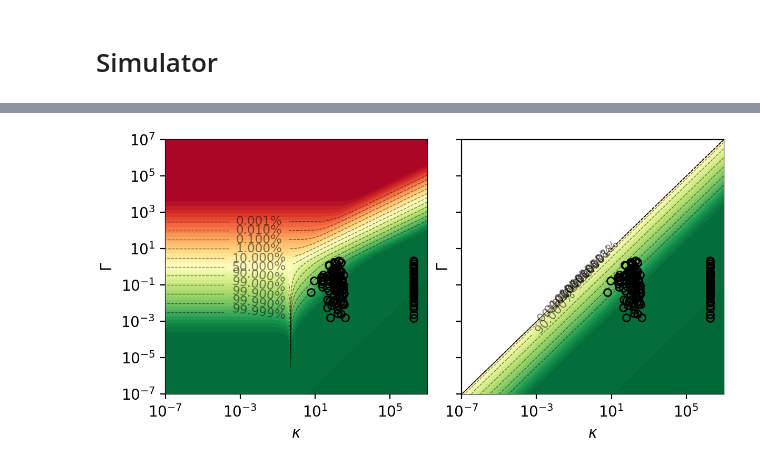
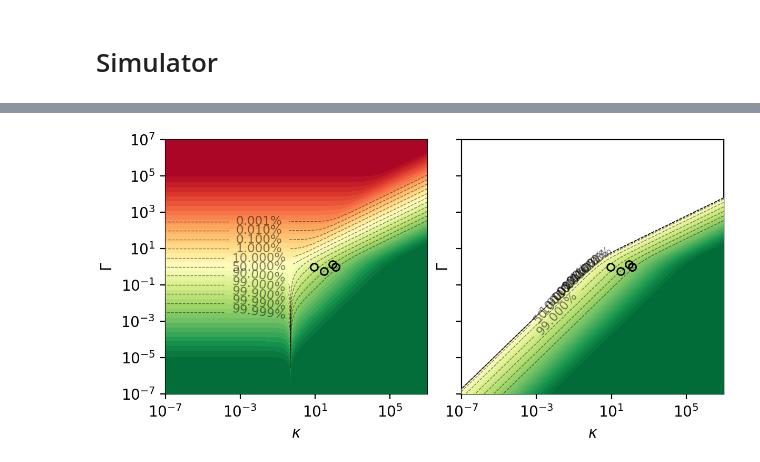
Before and after one commit to tomhepz/MolecularEnergyLevels, a Jupyter notebook: notebooks/simulator.ipynb, the cells around one changed output, grey strips where cells are left out. Saved outputs shown, nothing was run; the diff lists cells and outputs as text; code cells hidden in the pictures.

```diff
--- a/notebooks/simulator.ipynb
+++ b/notebooks/simulator.ipynb
@@ -217,7 +219,9 @@ def field_to_bi(gauss):
 # Simulator
 # %%
 # Driven couplings between states
-chosen_states_coupling_labels = np.array([(0,-10,0),(1,-8,5),(2,-8,9),(1,-10,0)])
+chosen_states_coupling_labels = np.array([(0,8,1),(1,10,2),(2,10,3),(1,8,3)])
+# chosen_states_coupling_labels = np.array([(0,-6,0),(1,-6,0),(0,-8,0),(1,-8,0)])
+# chosen_states_coupling_labels = np.array([(0,-6,0),(1,-6,0),(0,-8,0),(1,-4,5)])
 chosen_coupling_labels = [
     (chosen_states_coupling_labels[0],chosen_states_coupling_labels[1]),
     (chosen_states_coupling_labels[1],chosen_states_coupling_labels[2]),
@@ -226,17 +230,17 @@ chosen_coupling_labels = [
 ]
 
 # With what desired rabi period
-global_pulse_time = 6.389 * 10**(4/2) * 1e-6 #s
-chosen_pulse_time = [global_pulse_time]*4
+global_pulse_time = 979.891 * 1e-6 #s
+chosen_pulse_time = [global_pulse_time]*2
 
 # At what magnetic field
-chosen_bi = field_to_bi(58)
+chosen_bi = field_to_bi(890)
 
 # Only simulate other states that have strong off resonant coupling
-cutoff = 0.9999999999 # =0 for only these =1 for all states
+cutoff = 0.9999999 # =0 for only these =1 for all states
 
 # Simulation resolution
-T_STEPS =  [803989,314927,195931,65519,41443,21319,9391,50][0]
+T_STEPS =  [803989,314927,195931,65519,41443,21319,9391,50][0]*2
 
 # Simulation time length (how many Rabi periods to show)
 TIME = chosen_pulse_time[0]*2
@@ -249,6 +253,7 @@ elif cutoff == 1:
     chosen_states_labels = LABELS_D
 else:
     needed_states = np.full(N_STATES, False)
+    print(f"These states passed the cutoff ({cutoff}):")
     for (al,bl),pt in zip(chosen_coupling_labels, chosen_pulse_time):
         ai = label_to_state_no(*al)
         bi = label_to_state_no(*bl)
@@ -258,27 +263,29 @@ else:
         gs_unpolarised_up = np.abs(COUPLINGS[chosen_bi, ai, :]/COUPLINGS[chosen_bi, ai, bi])
         gs_unpolarised_down = np.abs(COUPLINGS[chosen_bi, bi, :]/COUPLINGS[chosen_bi, ai, bi])
 
-        for k_up,g_unpolarised_up in zip(ks_up,gs_unpolarised_up):
-            example_points.append((k_up,g_unpolarised_up,1))
-        for k_down,g_unpolarised_down in zip(ks_down,gs_unpolarised_down):
-            example_points.append((k_down,g_unpolarised_down,1))
-
         fidelities_unpolarised_up = twice_average_fidelity(ks_up,gs_unpolarised_up)
         fidelities_unpolarised_down = twice_average_fidelity(ks_down,gs_unpolarised_down)
 
         fidelities_unpolarised_up_simple = simple_fidelity(ks_up,gs_unpolarised_up)
         fidelities_unpolarised_down_simple = simple_fidelity(ks_down,gs_unpolarised_down)
 
-        print(fidelities_unpolarised_up[fidelities_unpolarised_up<0.99999999],fidelities_unpolarised_down[fidelities_unpolarised_down<0.99999999])
-        print(fidelities_unpolarised_up_simple[fidelities_unpolarised_up_simple<0.99999999],fidelities_unpolarised_down_simple[fidelities_unpolarised_down_simple<0.99999999])
-        print(np.prod(fidelities_unpolarised_up)*np.prod(fidelities_unpolarised_down)*4)
-        print(np.prod(np.clip(fidelities_unpolarised_up_simple,0.5,1))*np.prod(np.clip(fidelities_unpolarised_down_simple,0.5,1))*4)
-        print('----')
-
         needed_states = needed_states + (fidelities_unpolarised_up < cutoff) + (fidelities_unpolarised_down < cutoff)
         chosen_states_labels = LABELS_D[needed_states]
-    print(f"These states passed the cutoff ({cutoff}):")
+
+        for k_up,g_unpolarised_up,f_up,f_up_s in zip(ks_up,gs_unpolarised_up,fidelities_unpolarised_up,fidelities_unpolarised_up_simple):
+            if f_up < cutoff:
+                print(f_up,f_up_s)
+                example_points.append((k_up,g_unpolarised_up,1))
+
+        for k_down,g_unpolarised_down,f_down,f_down_s in zip(ks_down,gs_unpolarised_down,fidelities_unpolarised_down,fidelities_unpolarised_down_simple):
+            if f_down < cutoff:
+                print(f_down,f_down_s)
+                example_points.append((k_down,g_unpolarised_down,1))
+
+
     print(chosen_states_labels)
+
+
 
 chosen_states_coupling_subindices = [np.where((chosen_states_labels[:, 0] == N) & (chosen_states_labels[:, 1] == MF) & (chosen_states_labels[:, 2] == k))[0][0] for N,MF,k in chosen_states_coupling_labels]
 chosen_states_indices = np.array([label_to_state_no(*label) for label in chosen_states_labels])
@@ -313,34 +320,36 @@ simple_fidelities = simple_fidelity(ks,gs)
 # %%
 fig, (axl,axr) = plt.subplots(1,2,figsize=(6,3),constrained_layout=True,sharex=True,sharey=True)
 
 Norm  = matplotlib.colors.Normalize(vmin=0, vmax=1)
 
 noted_levels=[0.00001,0.0001,0.001,0.01,0.1,0.5,0.9,0.99,0.999,0.9999,0.99999]
 
 for ax, fidelities in [(axl,twice_average_fidelities),(axr,simple_fidelities)]:
     ax.set_ylabel('$\Gamma$')
     ax.set_xscale('log')
     ax.set_yscale('log')
     ax.set_xlim(10**k_exp_range[0],10**k_exp_range[1])
     ax.set_ylim(10**g_exp_range[0],10**g_exp_range[1])
+    # ax.set_xlim(1,1000)
+    # ax.set_ylim(0.0001,100)
     ax.set_xlabel('$\kappa$')
-    k=7
+    k=10
     normalised_fidelies = (np.log10(1/(1 - (1 - 10**(-k))*fidelities - 0.5*10**(-k)) - 1))/(2*np.log10(2*10**k - 1)) + 1/2
     cf = ax.contourf(ks,gs,normalised_fidelies,40,cmap='RdYlGn',norm=Norm,alpha=1,zorder=10)
     CS1 = ax.contour(ks,gs,fidelities,noted_levels, colors='k',linestyles='dashed',linewidths=0.5,alpha=0.5,zorder=20)
 
     fmt = {}
     strs = [f"{n*100:.3f}%" for n in noted_levels]
     for l, s in zip(CS1.levels, strs):
         fmt[l] = s
 
     labelpositions = [(0.01,np.sqrt(1/n-1)) for n in noted_levels]
     ax.clabel(CS1, CS1.levels, fmt=fmt,manual=labelpositions,fontsize='small')
 
     for k,g,_ in example_points:
         ax.plot(k, g, 'ko',markersize=5,zorder=100,mfc='none')
 # %% [output]
-[figure, old version]
+[figure, new version]
 # %%
 # Get Angular Frequency Matrix Diagonal for each B
 all_angular = ENERGIES[chosen_bi, :].real / H_BAR # [state]
```
Also changed, not shown: parts of 4 cells of this notebook, 43 other files.
